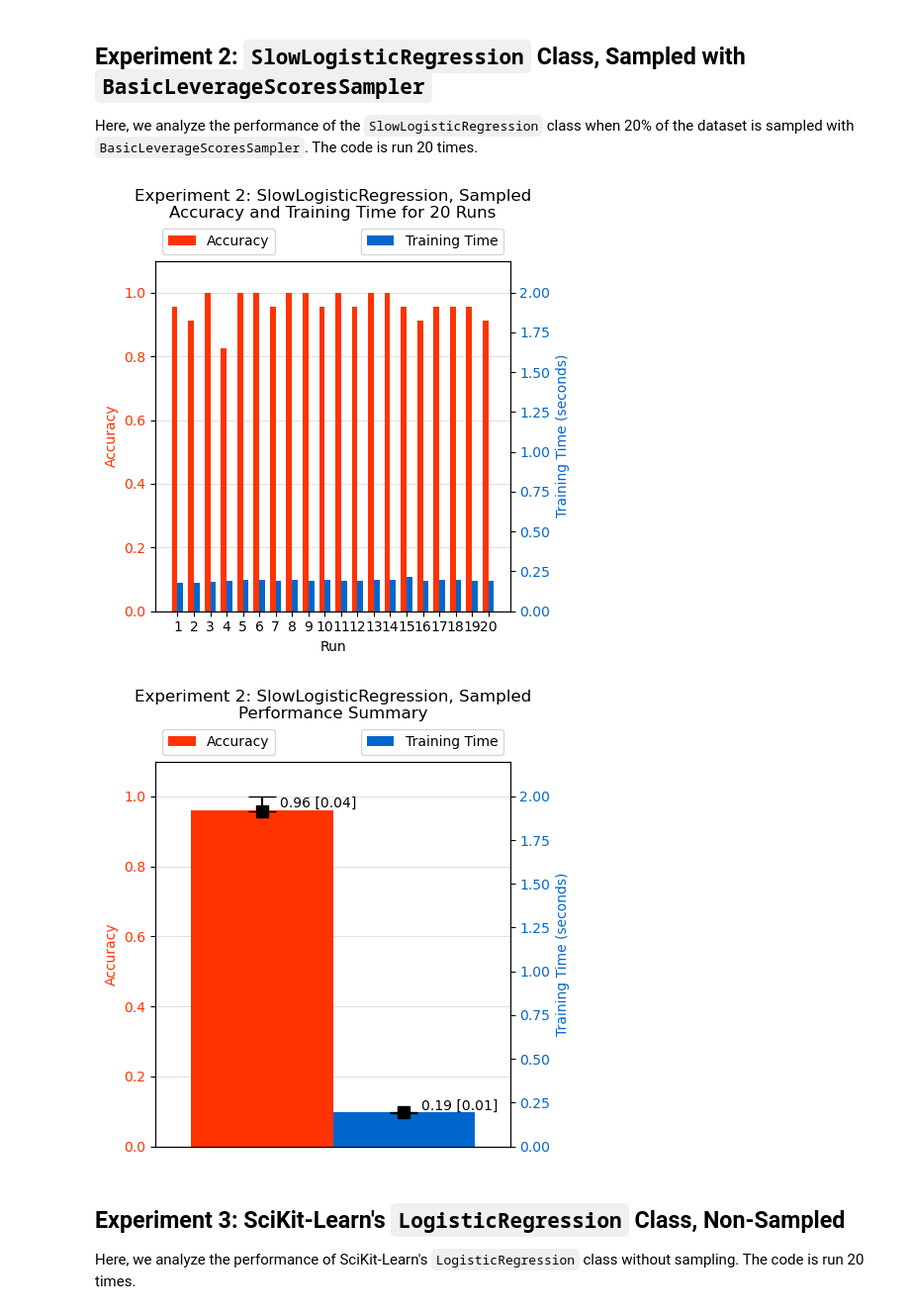
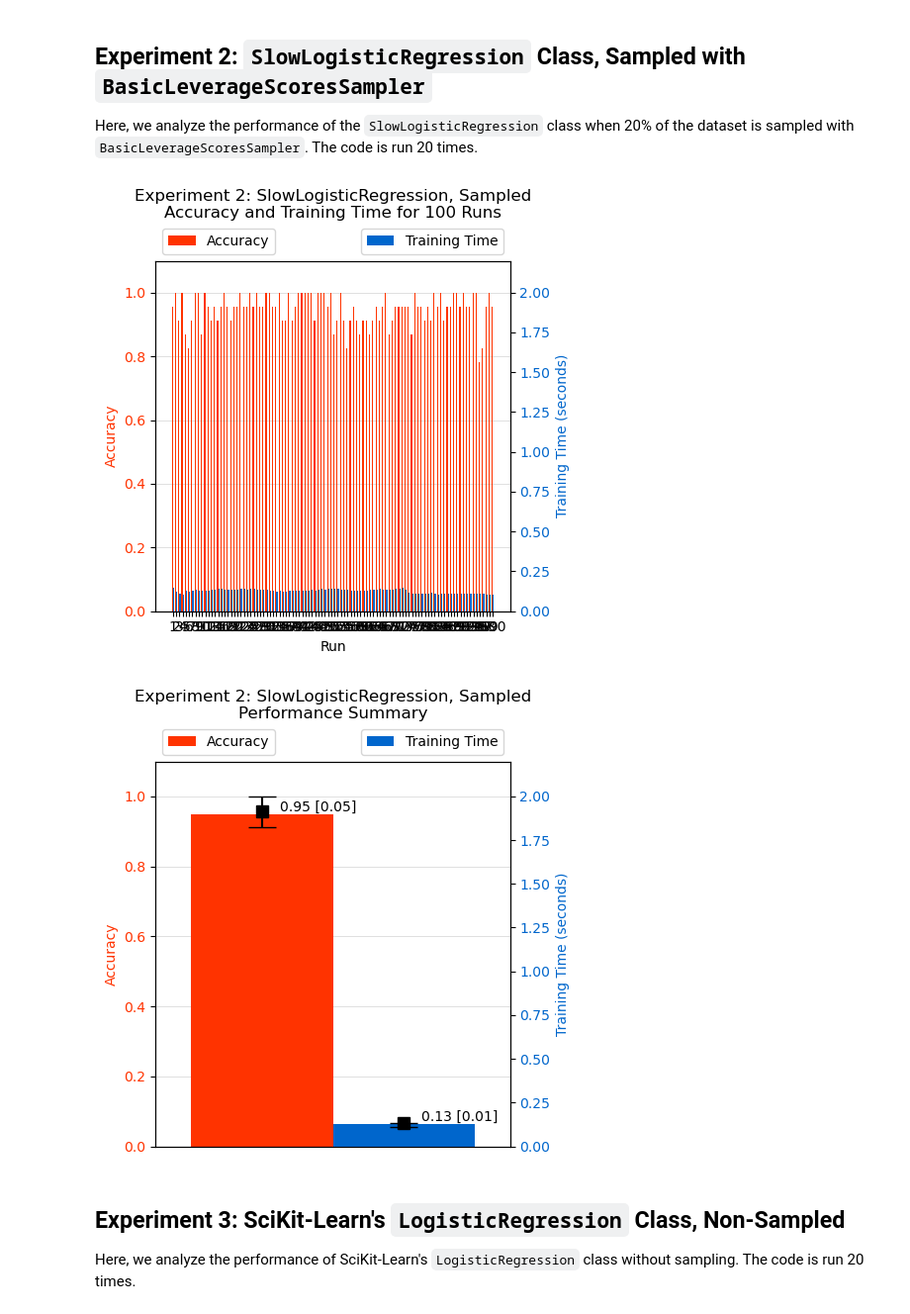
Before and after one commit to luizparente/logistic-regression, a Jupyter notebook: src/experiments/BasicLeverageScoresSampler_BreastCancer.ipynb, the cells around one changed output. Shown: that part at 99% size. Saved outputs shown, nothing was run; the diff lists cells and outputs as text; code cells hidden in the pictures.

```diff
--- a/src/experiments/BasicLeverageScoresSampler_BreastCancer.ipynb
+++ b/src/experiments/BasicLeverageScoresSampler_BreastCancer.ipynb
@@ -288,16 +288,16 @@ Here, we analyze the performance of the `SlowLogisticRegression` class when 20%
 # %%
 # Loading the breast cancer dataset.
 data = load_breast_cancer()
 X, y = data.data, data.target
 
 # Running the experiment.
-accuracies, training_times = run_experiment2(X, y, 20)
+accuracies, training_times = run_experiment2(X, y, 100)
 
 # Plotting the results.
 plot_results(accuracies, training_times, 'Experiment 2: SlowLogisticRegression, Sampled', 'seconds')
 # %% [output]
-[figure, old version]
+[figure, new version]
-[figure, old version]
+[figure, new version]
 # %% [markdown]
 ## Experiment 3: SciKit-Learn's `LogisticRegression` Class, Non-Sampled
 
```
Also changed, not shown: parts of 5 cells of this notebook, 4 other files.
